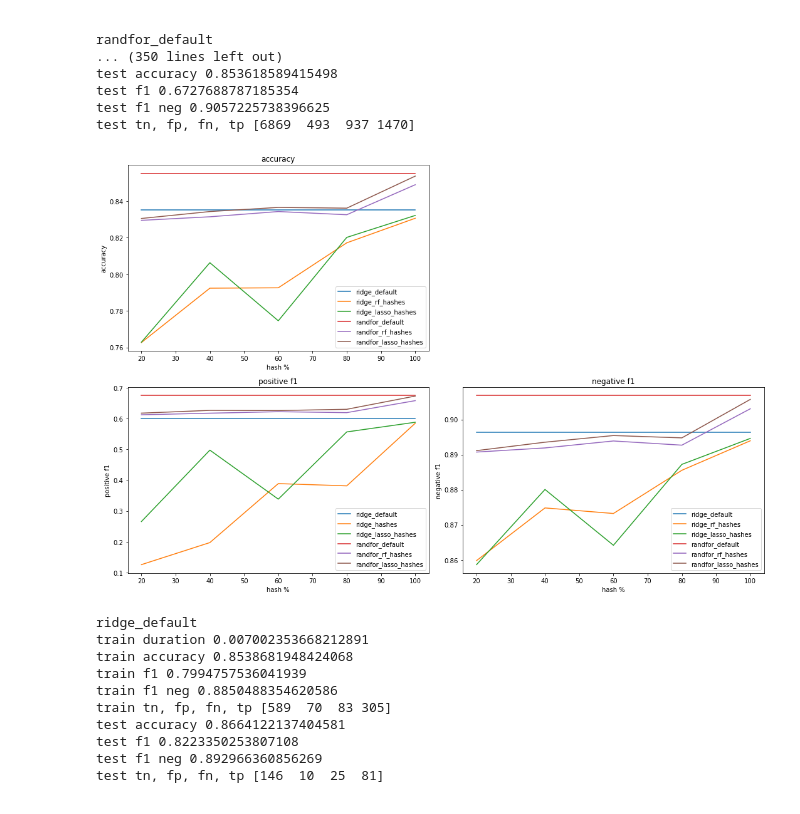
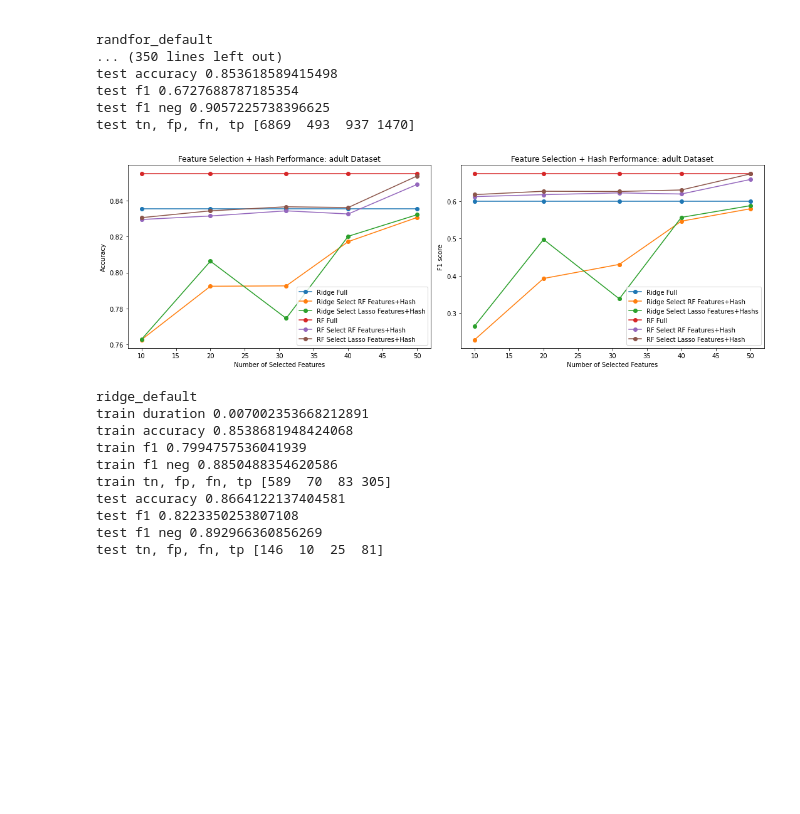
Before and after one commit to win13676/ORIE5741-Project, a Jupyter notebook: CombinationFeatureSelectHash.ipynb, the cells around one changed output. Cells and saved outputs as stored; diff of their text form; code cells hidden in the pictures; blank space fills up the shorter version.

Commit message:
update graph (#14)

```diff
--- a/CombinationFeatureSelectHash.ipynb
+++ b/CombinationFeatureSelectHash.ipynb
@@ -425,9 +430,9 @@ test f1 0.6727688787185354
 test f1 neg 0.9057225738396625
 test tn, fp, fn, tp [6869  493  937 1470]
 # %%
-plot_scores(adult_scores)
+plot_scores(adult_scores, data_set_adult.X_train.shape[1], data_set_adult.name)
 # %% [output]
-[figure, old version]
+[figure, new version]
 # %%
 titanic_scores = compare_feature_hashing(data_set_titanic)
 # %% [output]
```
Also changed, not shown: parts of 5 cells of this notebook, 2 other files.
